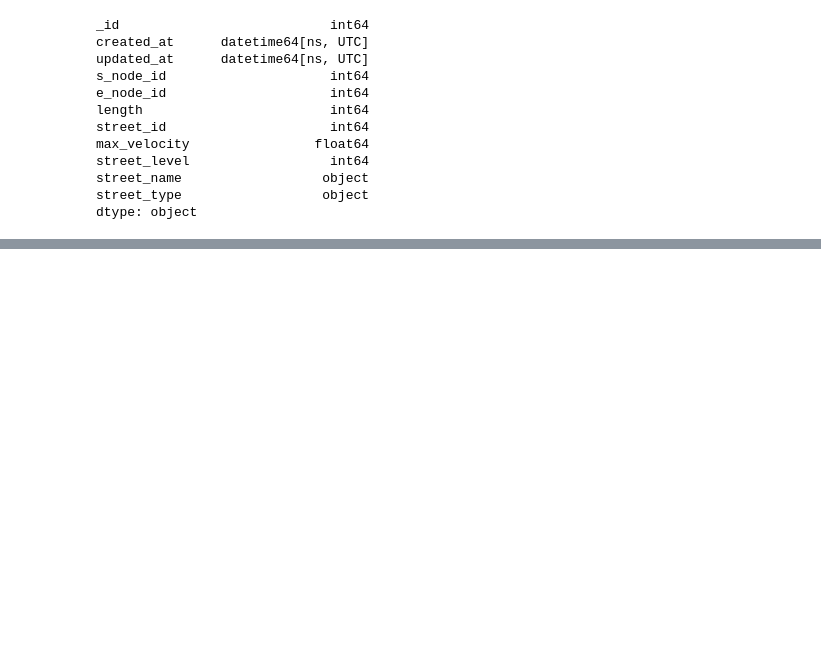
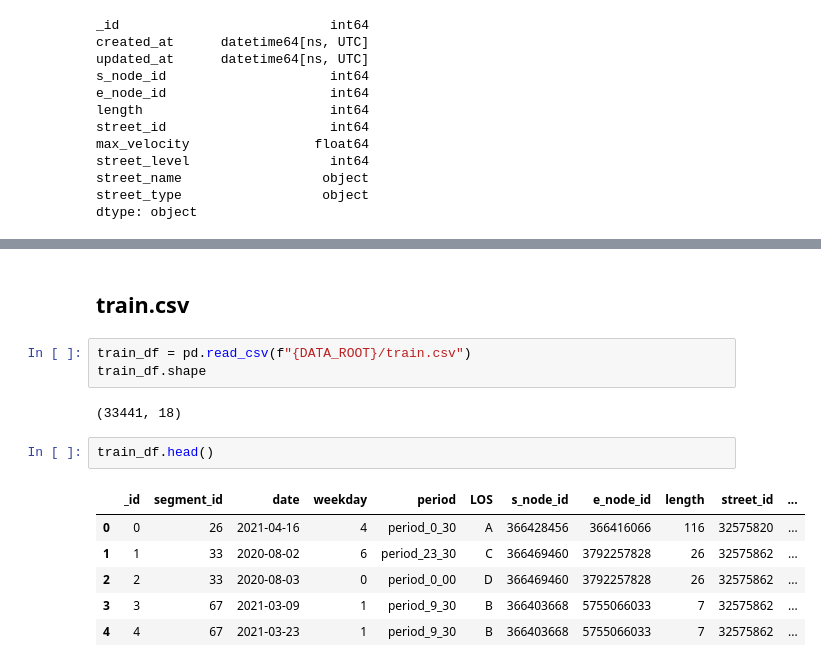
Before and after one commit to An-Sadek/HCM_GNNTSF, a Jupyter notebook: src/preprocessing/summary.ipynb, the cells around one changed output, grey strips where cells are left out. Cells and saved outputs as stored; diff of their text form; blank space fills up the shorter version.

```diff
--- a/src/preprocessing/summary.ipynb
+++ b/src/preprocessing/summary.ipynb
@@ -443,0 +555,16 @@ preprocess_segments_df.head()
+# %% [markdown]
+## train.csv
+# %%
+train_df = pd.read_csv(f"{DATA_ROOT}/train.csv")
+train_df.shape
+# %% [output]
+(33441, 18)
+# %%
+train_df.head()
+# %% [output]
+|  | _id | segment_id | date | weekday | period | LOS | s_node_id | e_node_id | length | street_id | ... |
+| 0 | 0 | 26 | 2021-04-16 | 4 | period_0_30 | A | 366428456 | 366416066 | 116 | 32575820 | ... |
+| 1 | 1 | 33 | 2020-08-02 | 6 | period_23_30 | C | 366469460 | 3792257828 | 26 | 32575862 | ... |
+| 2 | 2 | 33 | 2020-08-03 | 0 | period_0_00 | D | 366469460 | 3792257828 | 26 | 32575862 | ... |
+| 3 | 3 | 67 | 2021-03-09 | 1 | period_9_30 | B | 366403668 | 5755066033 | 7 | 32575862 | ... |
+| 4 | 4 | 67 | 2021-03-23 | 1 | period_9_30 | B | 366403668 | 5755066033 | 7 | 32575862 | ... |
```
Also changed, not shown: parts of 25 cells of this notebook.
